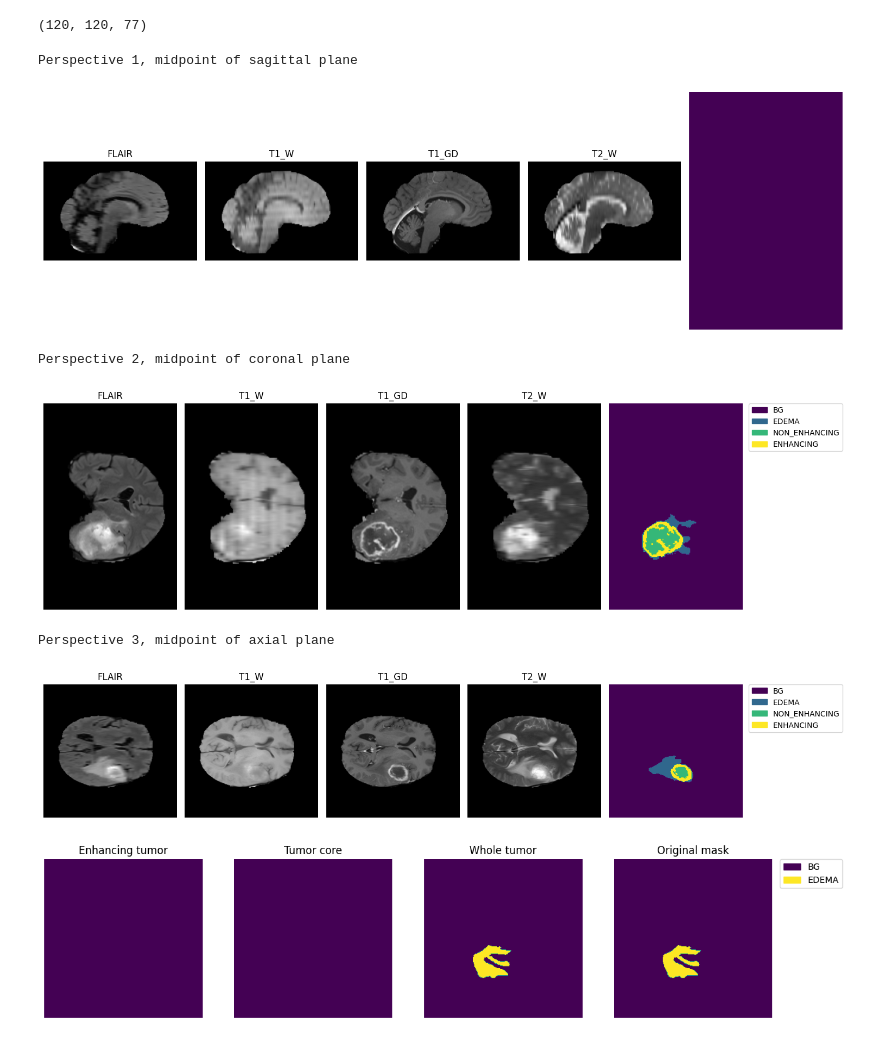
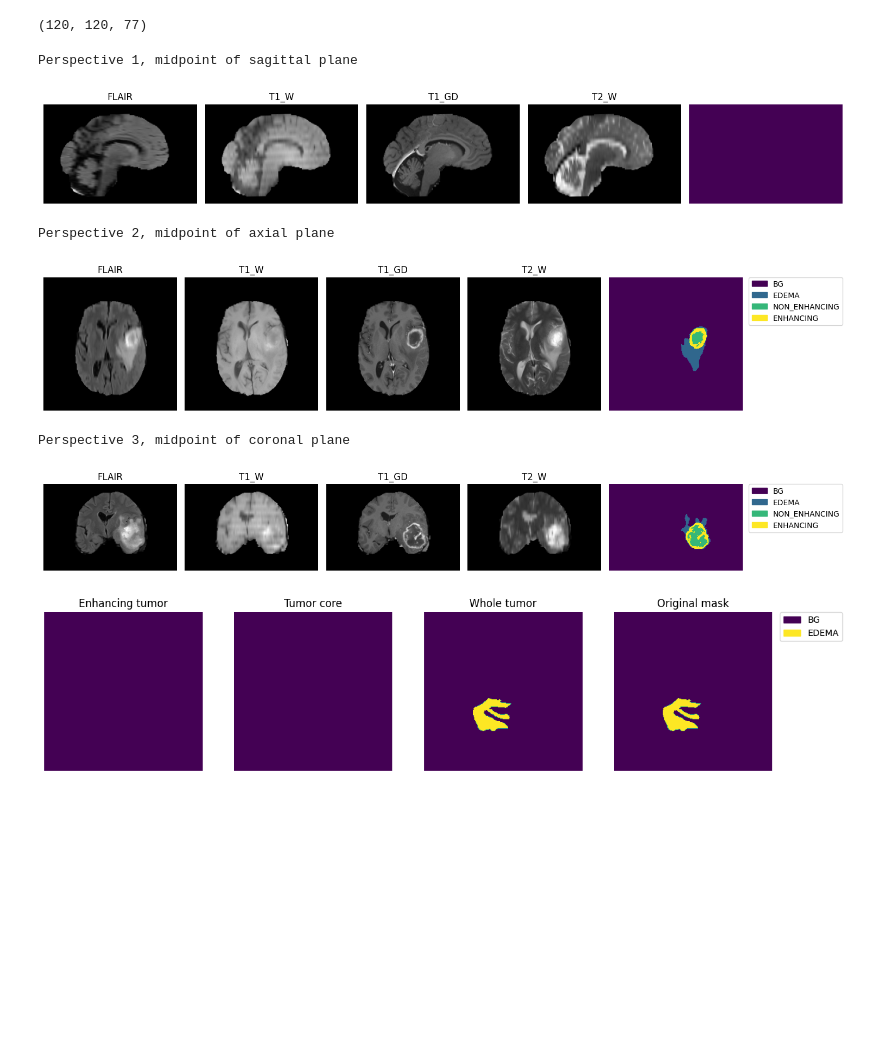
Before and after one commit to nashirj/mri-3d-segmentation, a Jupyter notebook: notebooks/mri-segmentation.ipynb, the cells around one changed output. Drawn from its saved outputs; the diff is of its cells as text; code cells hidden in the pictures; blank space fills up the shorter version.

```diff
--- a/notebooks/mri-segmentation.ipynb
+++ b/notebooks/mri-segmentation.ipynb
@@ -116,47 +116,50 @@ sagittal_mid, coronal_mid, axial_mid
 (120, 120, 77)
 # %%
 print("Perspective 1, midpoint of sagittal plane")
-fig, ax = plt.subplots(nrows=1, ncols=5, figsize=(15, 15))
+fig, ax = plt.subplots(nrows=1, ncols=5, figsize=(15, 5))
 for i, img in enumerate(test_images):
     ax[i].set_title(constants.IMG_TYPES[i])
     ax[i].imshow(np.rot90(img[sagittal_mid, :, :]), cmap='gray')
     ax[i].axis('off')
 
-viz.show_mask(test_mask[sagittal_mid, :, :], ax[-1])
+viz.show_mask(np.rot90(test_mask[sagittal_mid, :, :]), ax[-1])
 
-plt.tight_layout()
+fig.tight_layout()
+plt.savefig('../imgs/sagittal_mid.png')
 plt.show()
 
-print("Perspective 2, midpoint of coronal plane")
-fig, ax = plt.subplots(nrows=1, ncols=5, figsize=(15, 15))
+print("Perspective 2, midpoint of axial plane")
+fig, ax = plt.subplots(nrows=1, ncols=5, figsize=(15, 5))
 for i, img in enumerate(test_images):
     ax[i].set_title(constants.IMG_TYPES[i])
-    ax[i].imshow(img[:, coronal_mid, :], cmap='gray')
+    ax[i].imshow(np.rot90(img[:, :, axial_mid]), cmap='gray')
     ax[i].axis('off')
 
-viz.show_mask(test_mask[:, coronal_mid, :], ax[-1])
+viz.show_mask(np.rot90(test_mask[:, :, axial_mid]), ax[-1])
 
-plt.tight_layout()
+fig.tight_layout()
+plt.savefig('../imgs/axial_mid.png')
 plt.show()
 
-print("Perspective 3, midpoint of axial plane")
-fig, ax = plt.subplots(nrows=1, ncols=5, figsize=(15, 15))
+print("Perspective 3, midpoint of coronal plane")
+fig, ax = plt.subplots(nrows=1, ncols=5, figsize=(15, 5))
 for i, img in enumerate(test_images):
     ax[i].set_title(constants.IMG_TYPES[i])
-    ax[i].imshow(img[:, :, axial_mid], cmap='gray')
+    ax[i].imshow(np.rot90(img[:, coronal_mid, :]), cmap='gray')
     ax[i].axis('off')
 
-viz.show_mask(test_mask[:, :, axial_mid], ax[-1])
+viz.show_mask(np.rot90(test_mask[:, coronal_mid, :]), ax[-1])
 
-plt.tight_layout()
+fig.tight_layout()
+plt.savefig('../imgs/coronal_mid.png')
 plt.show()
 # %% [output]
 Perspective 1, midpoint of sagittal plane
-[figure, old version]
+[figure, new version]
-Perspective 2, midpoint of coronal plane
+Perspective 2, midpoint of axial plane
-[figure, old version]
+[figure, new version]
-Perspective 3, midpoint of axial plane
+Perspective 3, midpoint of coronal plane
-[figure, old version]
+[figure, new version]
 # %%
 from src import preprocess
 # %%
```
Also changed, not shown: parts of 21 cells of this notebook, 18 other files.
